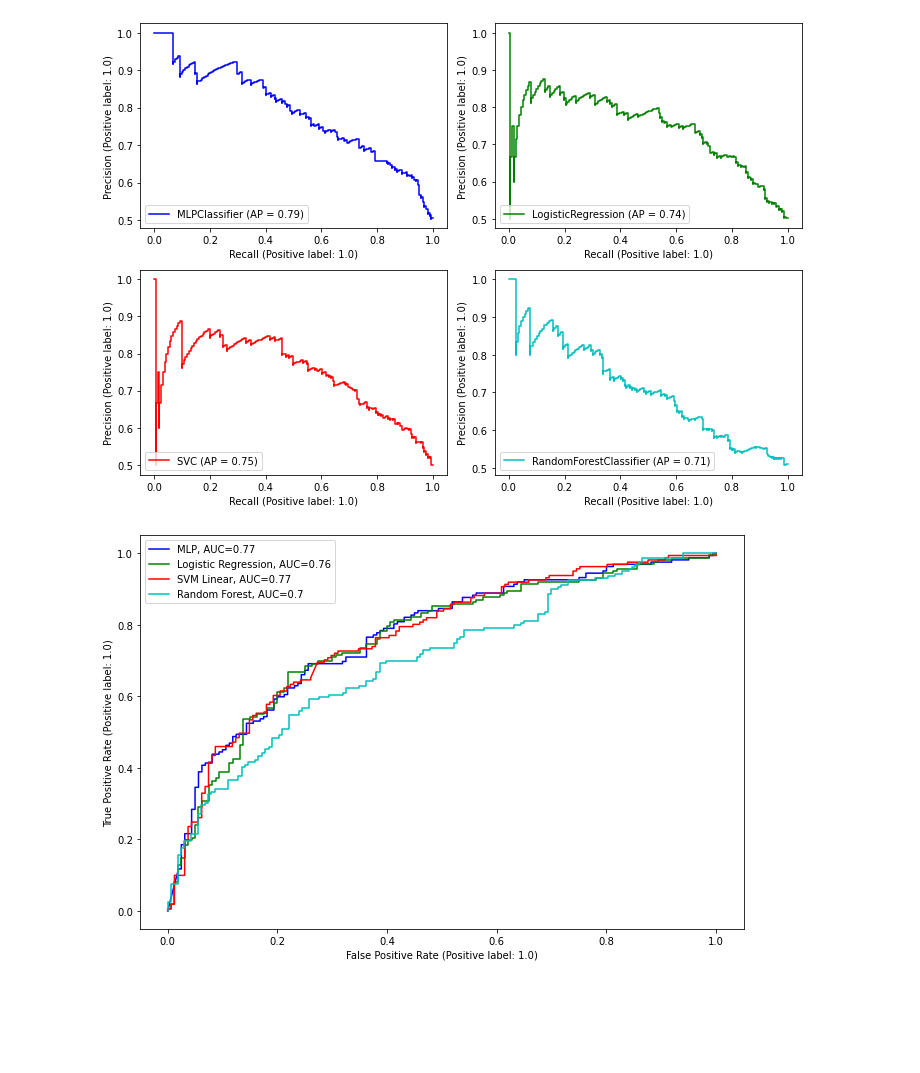
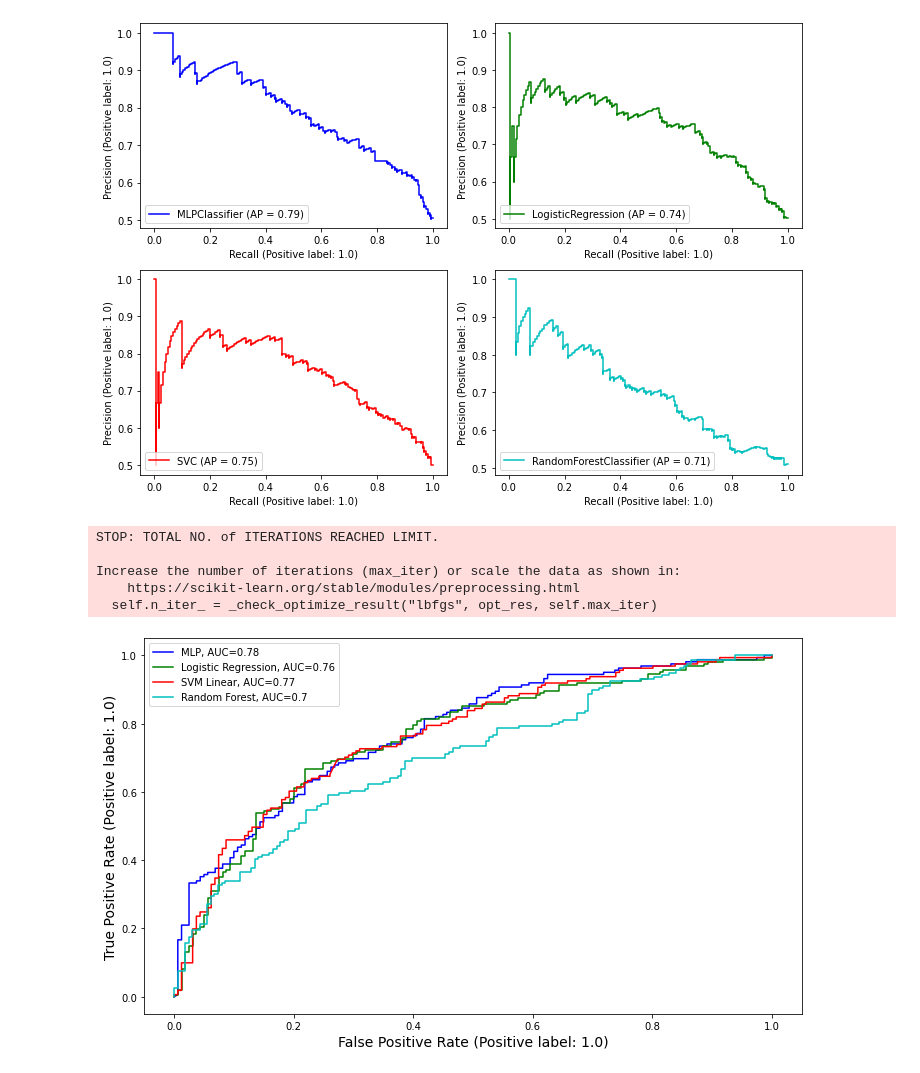
Before and after one commit to schiang28/Rouse, a Jupyter notebook: roc curves.ipynb, the cells around one changed output. Drawn from its saved outputs; the diff is of its cells as text; code cells hidden in the pictures; blank space fills up the shorter version.

```diff
--- a/roc curves.ipynb
+++ b/roc curves.ipynb
@@ -101,33 +101,39 @@ plt.show()
 # %% [output]
 [figure]
 # %%
-plt.figure(figsize=(9,6))
+plt.figure(figsize=(10,6))
 def roc(model, random_state, color,label):
     X_trainval, X_test, y_trainval, y_test = train_test_split(X, y, train_size=0.9, random_state=random_state)
     model.fit(X_trainval, y_trainval)
     y_pred = model.predict_proba(X_trainval)[:, 1]
     fpr, tpr, _ = roc_curve(y_trainval, y_pred)
     auc = round(metrics.roc_auc_score(y_trainval, y_pred), 2)
     plt.plot(fpr,tpr,label=f"{label}, AUC={str(auc)}", color=color)
 
 roc(MLPClassifier(activation='relu', hidden_layer_sizes= 2, learning_rate='constant', max_iter=200, solver='lbfgs'), 4,'b',"MLP")
 roc(LogisticRegression(C=1, random_state=1, solver='liblinear'), 3,'g',"Logistic Regression")
 roc(SVC(C=0.2, gamma=1, kernel='linear', random_state=1, probability=True) ,20,'r', "SVM Linear")
 
 X_trainval, X_test, y_trainval, y_test = train_test_split(X, y, train_size=0.9, random_state=9)
 model = RandomForestClassifier(max_depth=80, max_features=4, min_samples_leaf=4,
                        n_estimators=200, random_state=1)
 model.fit(X_test, y_test)
 y_pred = model.predict_proba(X_trainval)[:, 1]
 fpr, tpr, _ = roc_curve(y_trainval, y_pred)
 auc = round(metrics.roc_auc_score(y_trainval, y_pred), 2)
 plt.plot(fpr,tpr,label=f"Random Forest, AUC={str(auc)}", color='c')
 
+#plt.tight_layout()
+plt.legend()
+plt.xlabel("False Positive Rate (Positive label: 1.0)", fontsize=14)
+plt.ylabel("True Positive Rate (Positive label: 1.0)",fontsize=14)
 plt.tight_layout()
-plt.legend()
-plt.xlabel("False Positive Rate (Positive label: 1.0)")
-plt.ylabel("True Positive Rate (Positive label: 1.0)")
 plt.savefig('roccurves.pdf', dpi=300)
 plt.show()
 # %% [output]
+STOP: TOTAL NO. of ITERATIONS REACHED LIMIT.
+
+Increase the number of iterations (max_iter) or scale the data as shown in:
+    https://scikit-learn.org/stable/modules/preprocessing.html
+  self.n_iter_ = _check_optimize_result("lbfgs", opt_res, self.max_iter)
-[figure, old version]
+[figure, new version]
```
Also changed, not shown: 1 other file.
